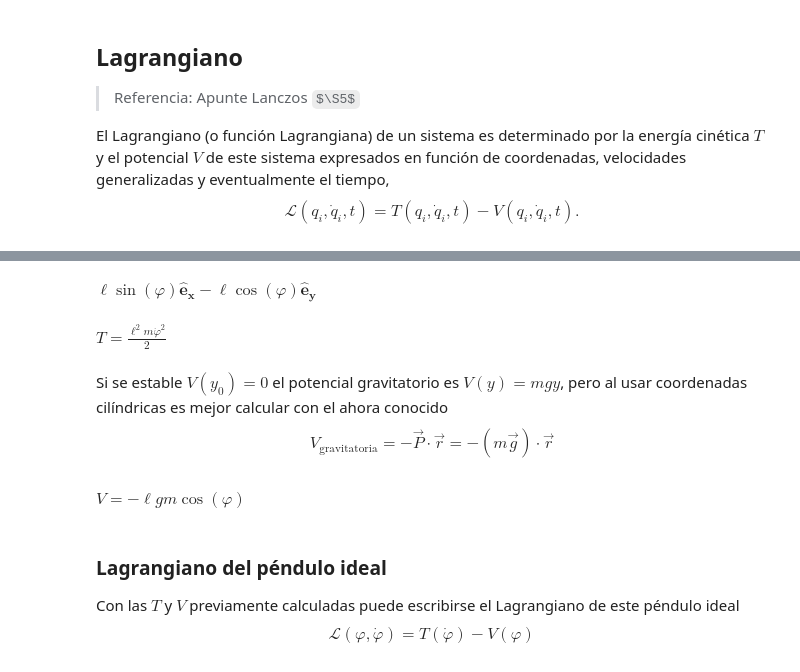
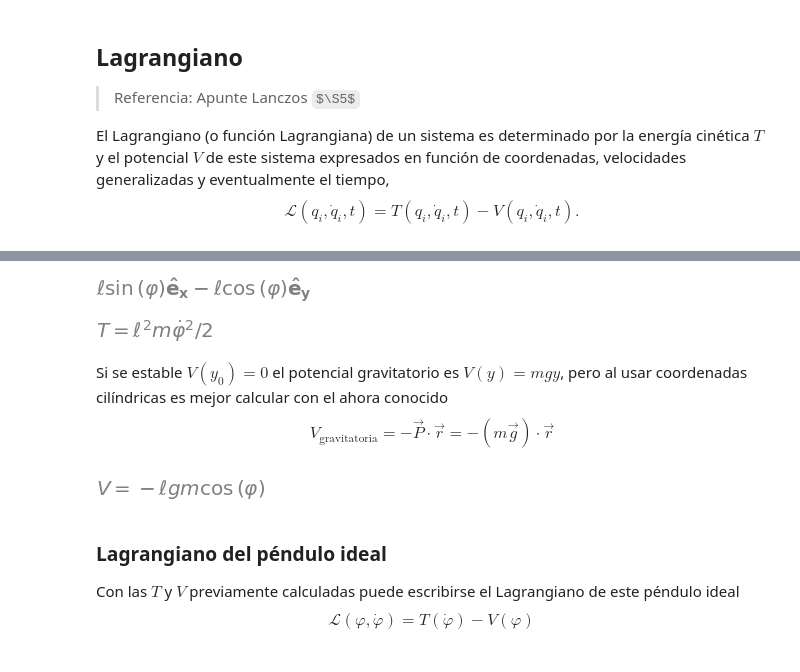
Before and after one commit to bettachini/MecanicaAnaliticaComputacional, a Jupyter notebook: 04EulerLagrange/eulerLagrangePéndulos.ipynb, the cells around one changed output, grey strips where cells are left out. Cells and saved outputs as stored; diff of their text form; code cells hidden in the pictures; some formulas as TeX source.

```diff
--- a/04EulerLagrange/eulerLagrangePéndulos.ipynb
+++ b/04EulerLagrange/eulerLagrangePéndulos.ipynb
@@ -28,15 +26,15 @@ mech.init_vprinting() # notación con punto para la velocidad y punto punto para
 # %%
 # Defino los parámetros físicos del sistema
-m, g, l = sym.symbols('m, g, \ell', positive=True)
+pesa_m, g, cuerda_l = sym.symbols('m, g, \ell', positive=True)
 
 # Defino coordenadas generalizadas
 e = mech.ReferenceFrame('e') # sistema de referencia en coordenadas cartesianas
 phi = mech.dynamicsymbols(r'\varphi')
 # %%
-m_r = l*(sym.sin(phi)* e.x - sym.cos(phi)* e.y )  # el versor y apunta hacia arriba
-m_r
+pesa_r = cuerda_l*(sym.sin(phi)* e.x - sym.cos(phi)* e.y )  # el versor y apunta hacia arriba
+pesa_r
 # %% [output]
-$\displaystyle \ell \sin{\left(\varphi \right)}\mathbf{\hat{e}_x} -  \ell \cos{\left(\varphi \right)}\mathbf{\hat{e}_y}$
+[figure, added]
 # %%
 def energíaCinéticaPartícula(masa, posición, marcoDeReferencia):
     """
@@ -62,13 +60,13 @@ def energíaCinéticaPartícula(masa, posición, marcoDeReferencia):
     return unMedio* masa* velocidad.dot(velocidad)
 # %%
 # Energía cinética del sistema
-m_T = energíaCinéticaPartícula(m, m_r, e)
-T_ideal = sym.Eq(sym.Symbol('T'), m_T ).simplify()
+pesa_T = energíaCinéticaPartícula(pesa_m, pesa_r, e)
+T_ideal = sym.Eq(sym.Symbol('T'), pesa_T ).simplify()
 # sym.Eq(lado iz, lado derecho)
 # simplify: simplifica usando factor común y otras operaciones
 T_ideal
 # %% [output]
-$\displaystyle T = \frac{\ell^{2} m \dot{\varphi}^{2}}{2}$
+[figure, added]
 # %% [markdown]
 Si se estable $V(y_0)= 0$ el potencial gravitatorio es $V(y)= m g y$, pero al usar coordenadas cilíndricas es mejor calcular con el ahora conocido
 $$
@@ -97,11 +95,11 @@ def energíaPotencialGravitatoria(masa, posición, aceleracionGravitatoria):
 # %%
 # Energía potencial
 g_vector = g* (-e.y) # aceleración gravitatoria en -y versor
-m_V = energíaPotencialGravitatoria(m, m_r, g_vector)
-V_ideal = sym.Eq(sym.Symbol('V'), m_V ).simplify()
+pesa_V = energíaPotencialGravitatoria(pesa_m, pesa_r, g_vector)
+V_ideal = sym.Eq(sym.Symbol('V'), pesa_V ).simplify()
 V_ideal
 # %% [output]
-$\displaystyle V = - \ell g m \cos{\left(\varphi \right)}$
+[figure, added]
 # %% [markdown]
 ### Lagrangiano del péndulo ideal
 Con las $T$ y $V$ previamente calculadas puede escribirse el Lagrangiano de este péndulo ideal
```
Also changed, not shown: parts of 21 cells of this notebook, 4 other files.
